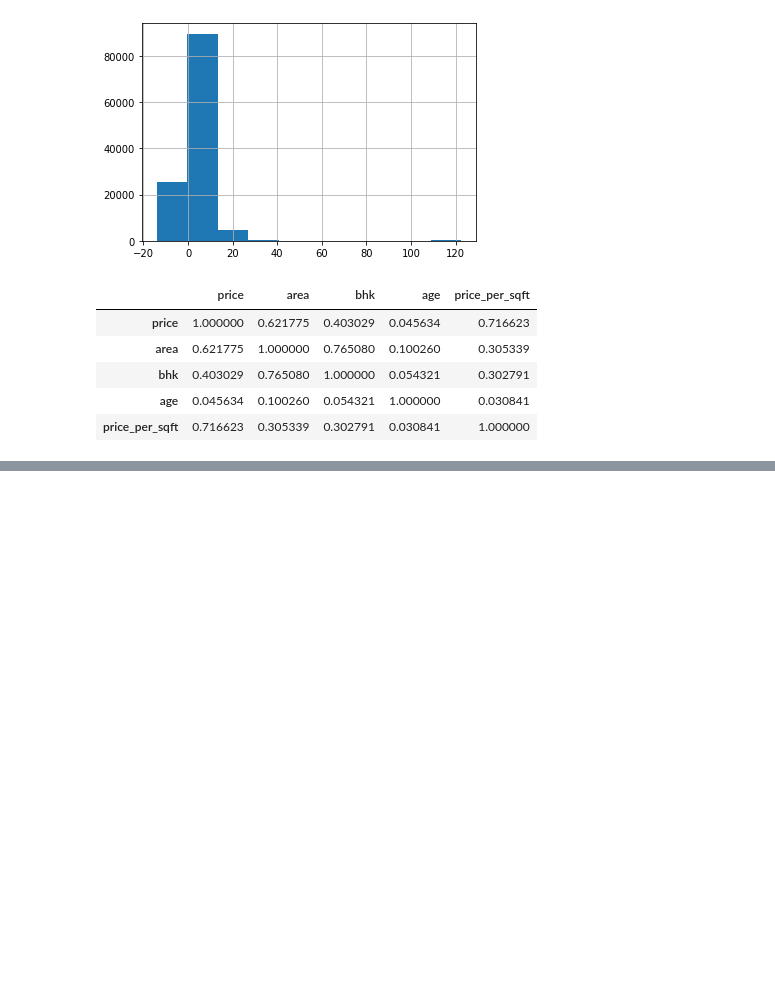
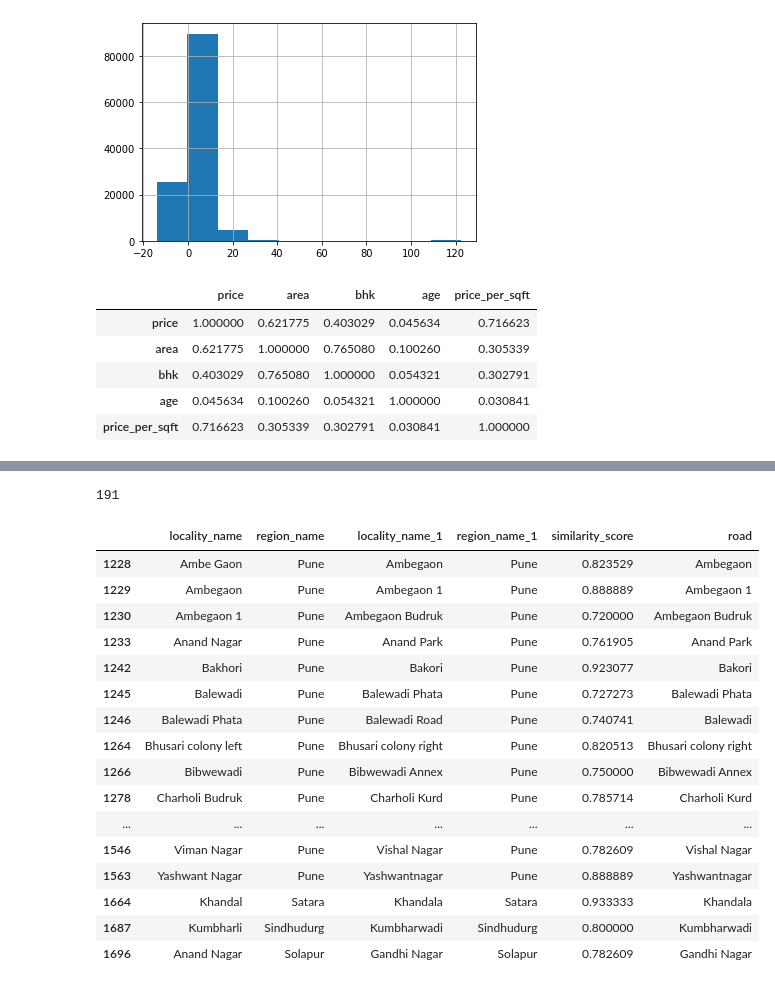
Before and after one commit to chait96/MyFiles, a Jupyter notebook: Analytics/Housing Prices/HousingPrices.ipynb, the cells around one changed output, grey strips where cells are left out. Saved outputs shown, nothing was run; the diff lists cells and outputs as text; code cells hidden in the pictures; blank space fills up the shorter version.

```diff
--- a/Analytics/Housing Prices/HousingPrices.ipynb
+++ b/Analytics/Housing Prices/HousingPrices.ipynb
@@ -253,0 +231,26 @@ df.reindex(columns=['col3', 'col1', 'col2'])
+# %%
+loc_sim_df = loc_sim_df[loc_sim_df["road"] != loc_sim_df['locality_name']]
+# %%
+len(loc_sim_df)
+# %% [output]
+191
+# %%
+loc_sim_df[150:]
+# %% [output]
+|  | locality_name | region_name | locality_name_1 | region_name_1 | similarity_score | road |
+| 1228 | Ambe Gaon | Pune | Ambegaon | Pune | 0.823529 | Ambegaon |
+| 1229 | Ambegaon | Pune | Ambegaon 1 | Pune | 0.888889 | Ambegaon 1 |
+| 1230 | Ambegaon 1 | Pune | Ambegaon Budruk | Pune | 0.720000 | Ambegaon Budruk |
+| 1233 | Anand Nagar | Pune | Anand Park | Pune | 0.761905 | Anand Park |
+| 1242 | Bakhori | Pune | Bakori | Pune | 0.923077 | Bakori |
+| 1245 | Balewadi | Pune | Balewadi Phata | Pune | 0.727273 | Balewadi Phata |
+| 1246 | Balewadi Phata | Pune | Balewadi Road | Pune | 0.740741 | Balewadi |
+| 1264 | Bhusari colony left | Pune | Bhusari colony right | Pune | 0.820513 | Bhusari colony right |
+| 1266 | Bibwewadi | Pune | Bibwewadi Annex | Pune | 0.750000 | Bibwewadi Annex |
+| 1278 | Charholi Budruk | Pune | Charholi Kurd | Pune | 0.785714 | Charholi Kurd |
+| ... | ... | ... | ... | ... | ... | ... |
+| 1546 | Viman Nagar | Pune | Vishal Nagar | Pune | 0.782609 | Vishal Nagar |
+| 1563 | Yashwant Nagar | Pune | Yashwantnagar | Pune | 0.888889 | Yashwantnagar |
+| 1664 | Khandal | Satara | Khandala | Satara | 0.933333 | Khandala |
+| 1687 | Kumbharli | Sindhudurg | Kumbharwadi | Sindhudurg | 0.800000 | Kumbharwadi |
+| 1696 | Anand Nagar | Solapur | Gandhi Nagar | Solapur | 0.782609 | Gandhi Nagar |
```
Also changed, not shown: parts of 27 cells of this notebook, 1 other file.
